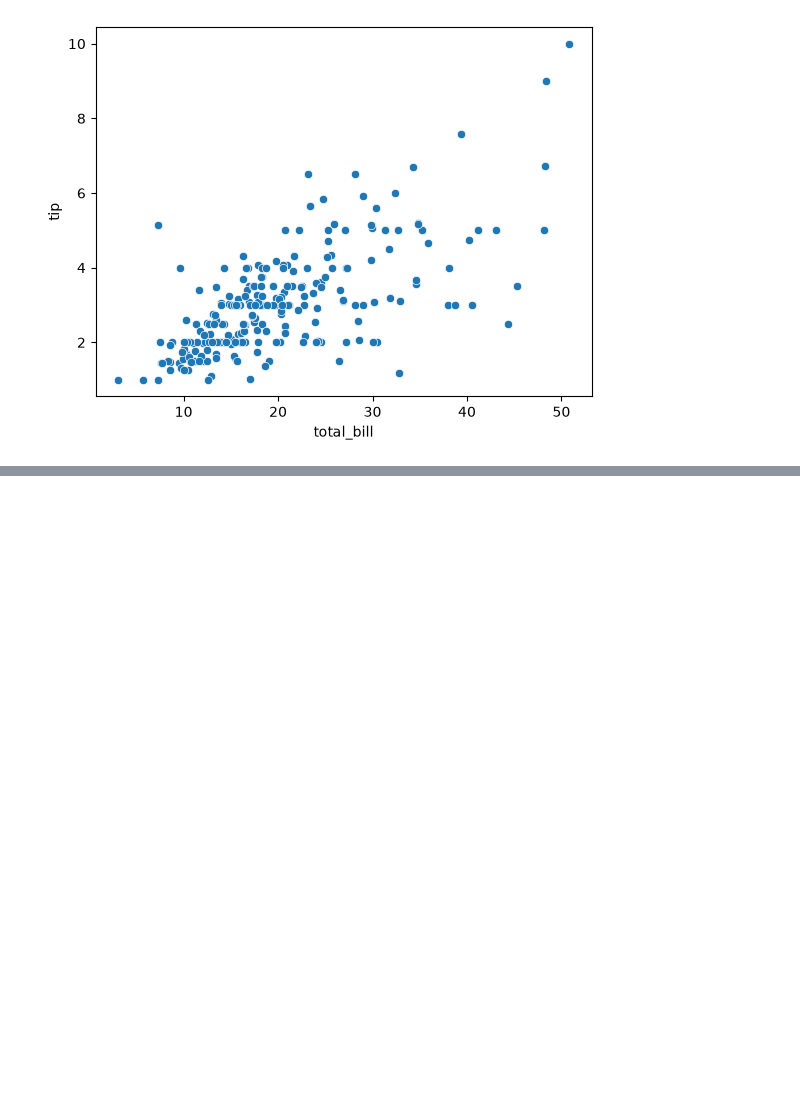
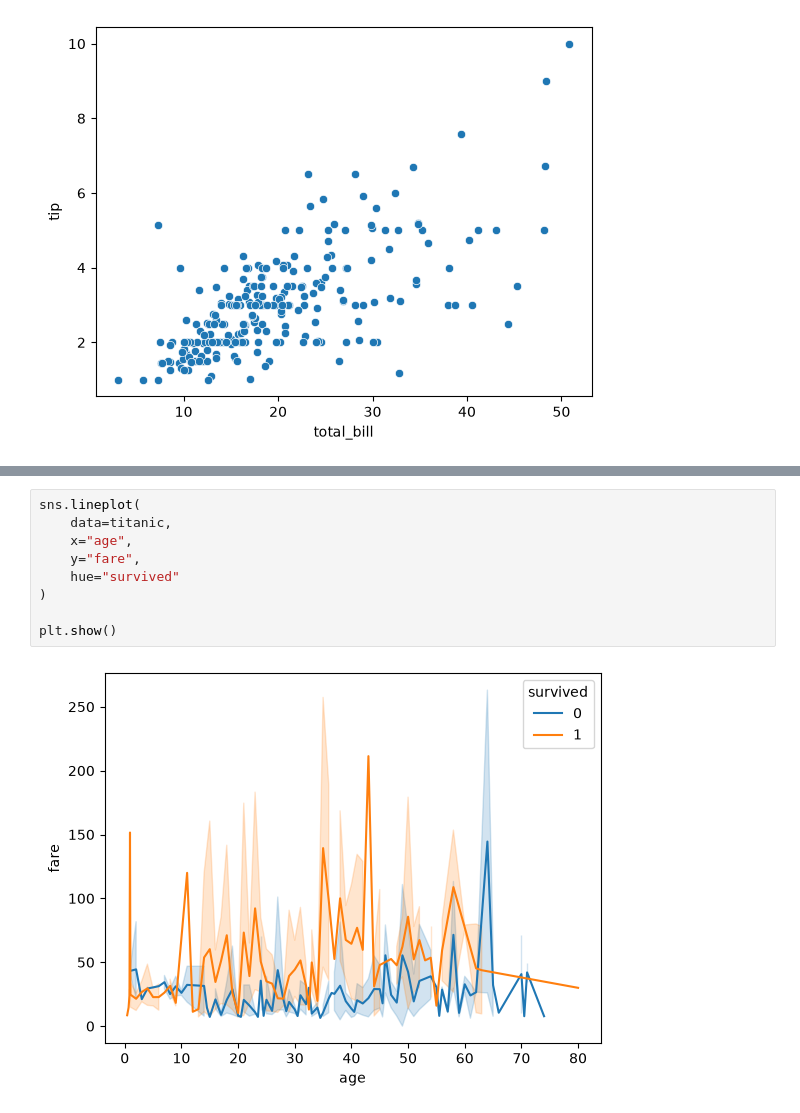
Before and after one commit to Harshit83183/Pythonn, a Jupyter notebook: Seaborn/seaborn.ipynb, the cells around one changed output, grey strips where cells are left out. Saved outputs shown, nothing was run; the diff lists cells and outputs as text; blank space fills up the shorter version.

```diff
--- a/Seaborn/seaborn.ipynb
+++ b/Seaborn/seaborn.ipynb
@@ -89,0 +104,11 @@ plt.show()
+# %%
+sns.lineplot(
+    data=titanic,
+    x="age",
+    y="fare",
+    hue="survived"
+)
+
+plt.show()
+# %% [output]
+[figure, added]
```
Also changed, not shown: parts of 8 cells of this notebook.
